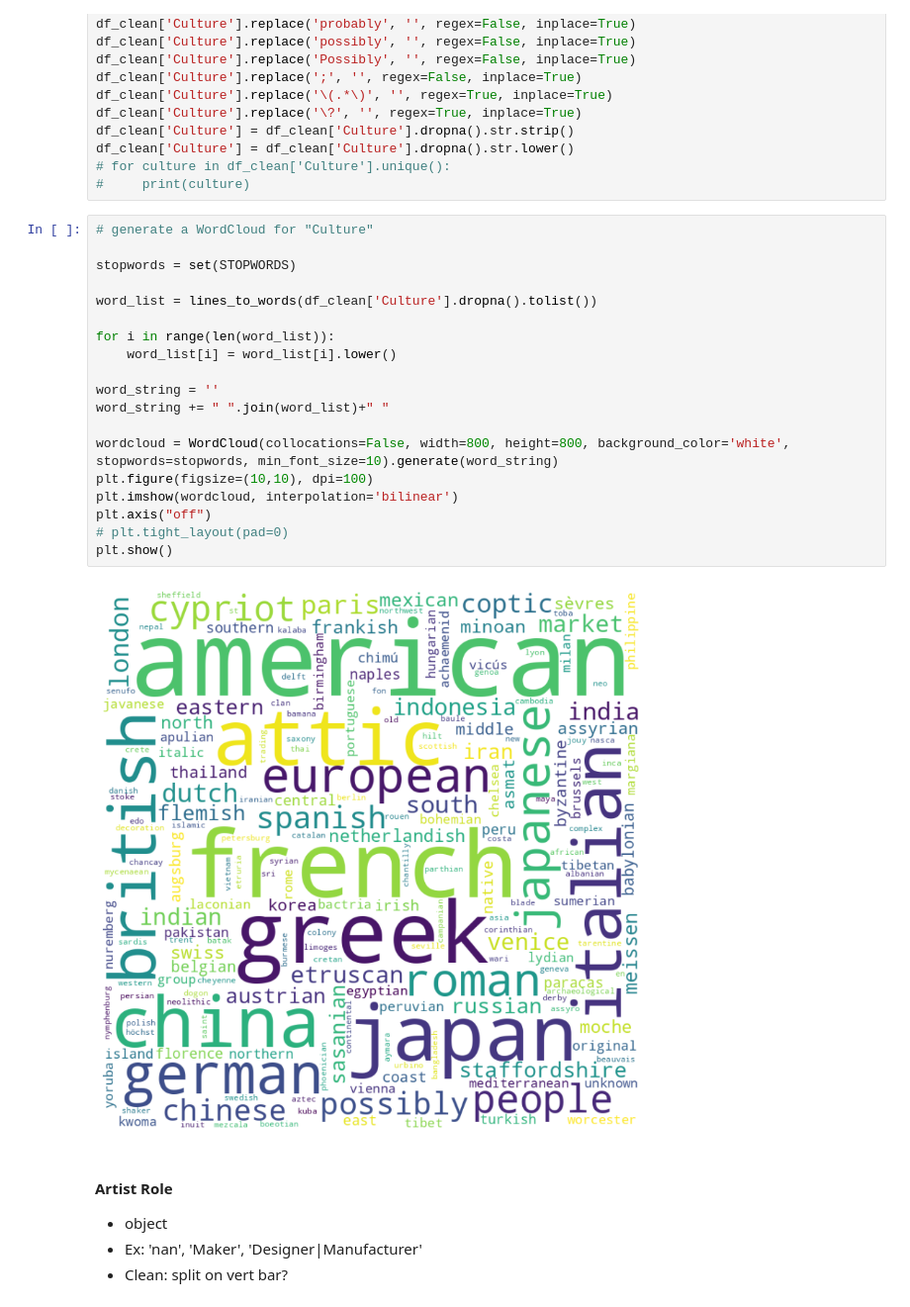
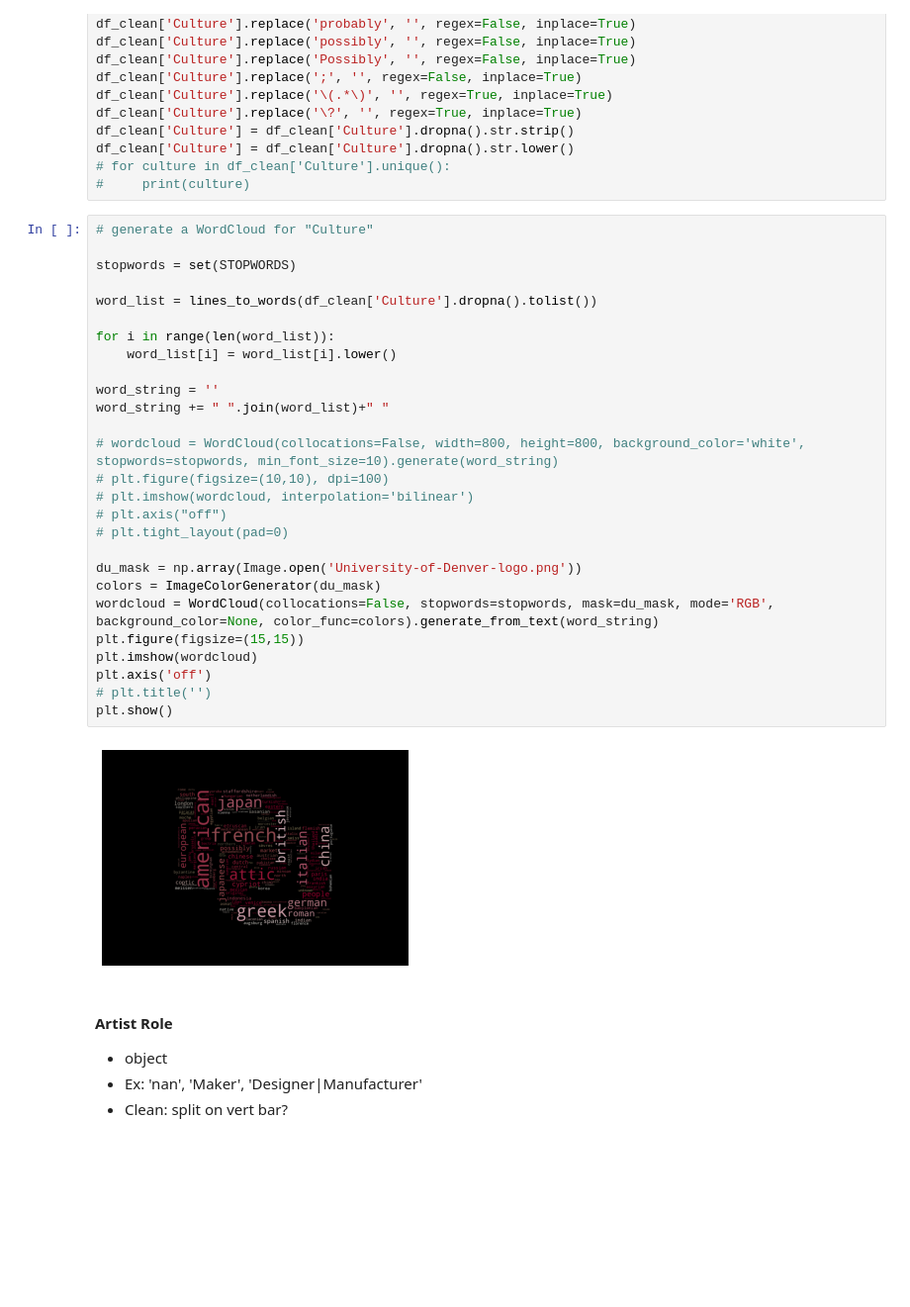
Before and after one commit to agraham85/metmuseum-datamining, a Jupyter notebook: cleaning_peter.ipynb, the cells around one changed output. Shown at 99% size. Saved outputs shown, nothing was run; the diff lists cells and outputs as text; blank space fills up the shorter version.

```diff
--- a/cleaning_peter.ipynb
+++ b/cleaning_peter.ipynb
@@ -120,24 +121,32 @@ df_clean['Culture'] = df_clean['Culture'].dropna().str.lower()
 # %%
 # generate a WordCloud for "Culture"
 
 stopwords = set(STOPWORDS)
 
 word_list = lines_to_words(df_clean['Culture'].dropna().tolist())
 
 for i in range(len(word_list)):
     word_list[i] = word_list[i].lower()
 
 word_string = ''
 word_string += " ".join(word_list)+" "
 
-wordcloud = WordCloud(collocations=False, width=800, height=800, background_color='white', stopwords=stopwords, min_font_size=10).generate(word_string)
-plt.figure(figsize=(10,10), dpi=100)
-plt.imshow(wordcloud, interpolation='bilinear')
-plt.axis("off")
+# wordcloud = WordCloud(collocations=False, width=800, height=800, background_color='white', stopwords=stopwords, min_font_size=10).generate(word_string)
+# plt.figure(figsize=(10,10), dpi=100)
+# plt.imshow(wordcloud, interpolation='bilinear')
+# plt.axis("off")
 # plt.tight_layout(pad=0)
+
+du_mask = np.array(Image.open('University-of-Denver-logo.png'))
+colors = ImageColorGenerator(du_mask)
+wordcloud = WordCloud(collocations=False, stopwords=stopwords, mask=du_mask, mode='RGB', background_color=None, color_func=colors).generate_from_text(word_string)
+plt.figure(figsize=(15,15))
+plt.imshow(wordcloud)
+plt.axis('off')
+# plt.title('')
 plt.show()
 # %% [output]
-[figure, old version]
+[figure, new version]
 # %% [markdown]
 #### Artist Role
 - object
```
Also changed, not shown: parts of 4 cells of this notebook, 1 other file.
